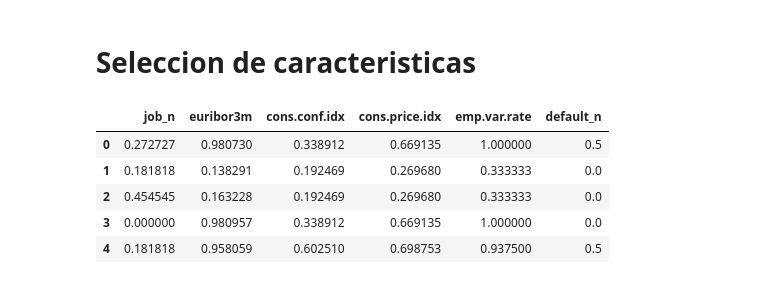
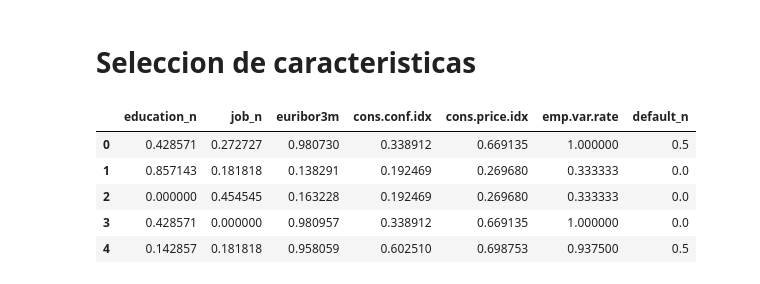
Before and after one commit to Reezo912/LogisticRegresionML, a Jupyter notebook: src/EDA.ipynb, the cells around one changed output. Saved outputs shown, nothing was run; the diff lists cells and outputs as text; code cells hidden in the pictures.

```diff
--- a/src/EDA.ipynb
+++ b/src/EDA.ipynb
@@ -586,28 +579,28 @@ X_train_con_outliers_scal.head()
 # %%
 from sklearn.feature_selection import f_classif, SelectKBest
 
 # Con un valor de k = 5 decimos implícitamente que queremos eliminar 2 características del conjunto de datos
-selection_model = SelectKBest(f_classif, k = 6)
+selection_model = SelectKBest(f_classif, k = 7)
 selection_model.fit(X_train_con_outliers_scal, y_train)
 
 ix = selection_model.get_support()
 x_train_sel = pd.DataFrame(selection_model.transform(X_train_con_outliers_scal), columns = X_train_con_outliers_scal.columns.values[ix])
 x_test_sel = pd.DataFrame(selection_model.transform(X_test_con_outliers_scal), columns = X_test_con_outliers_scal.columns.values[ix])
 
 # GUARDO x_train_sel.columns
 import json
 
 with open("../data/feature_selection_k_5.json", "w") as f:
   json.dump(x_train_sel.columns.tolist(), f)
 
 x_train_sel.head()
 # %% [output]
-|  | job_n | euribor3m | cons.conf.idx | cons.price.idx | emp.var.rate | default_n |
-| 0 | 0.272727 | 0.980730 | 0.338912 | 0.669135 | 1.000000 | 0.5 |
-| 1 | 0.181818 | 0.138291 | 0.192469 | 0.269680 | 0.333333 | 0.0 |
-| 2 | 0.454545 | 0.163228 | 0.192469 | 0.269680 | 0.333333 | 0.0 |
-| 3 | 0.000000 | 0.980957 | 0.338912 | 0.669135 | 1.000000 | 0.0 |
-| 4 | 0.181818 | 0.958059 | 0.602510 | 0.698753 | 0.937500 | 0.5 |
+|  | education_n | job_n | euribor3m | cons.conf.idx | cons.price.idx | emp.var.rate | default_n |
+| 0 | 0.428571 | 0.272727 | 0.980730 | 0.338912 | 0.669135 | 1.000000 | 0.5 |
+| 1 | 0.857143 | 0.181818 | 0.138291 | 0.192469 | 0.269680 | 0.333333 | 0.0 |
+| 2 | 0.000000 | 0.454545 | 0.163228 | 0.192469 | 0.269680 | 0.333333 | 0.0 |
+| 3 | 0.428571 | 0.000000 | 0.980957 | 0.338912 | 0.669135 | 1.000000 | 0.0 |
+| 4 | 0.142857 | 0.181818 | 0.958059 | 0.602510 | 0.698753 | 0.937500 | 0.5 |
 # %%
 x_train_sel["y_n"] = list(y_train)
 x_test_sel["y_n"] = list(y_test)
```
Also changed, not shown: parts of 1 cell of this notebook, 19 other files.
